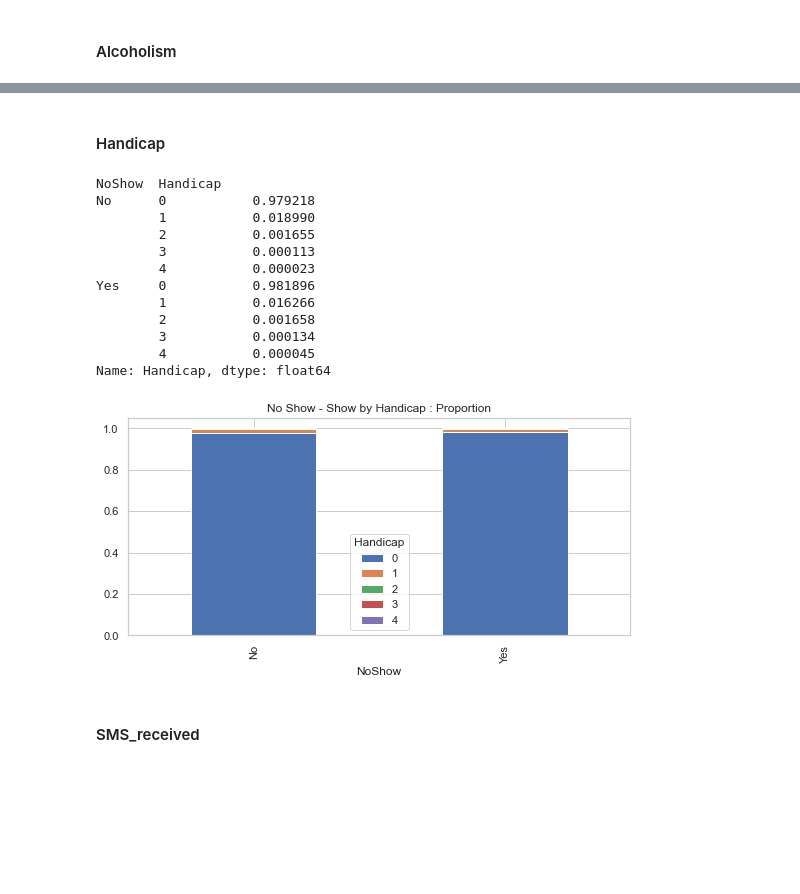
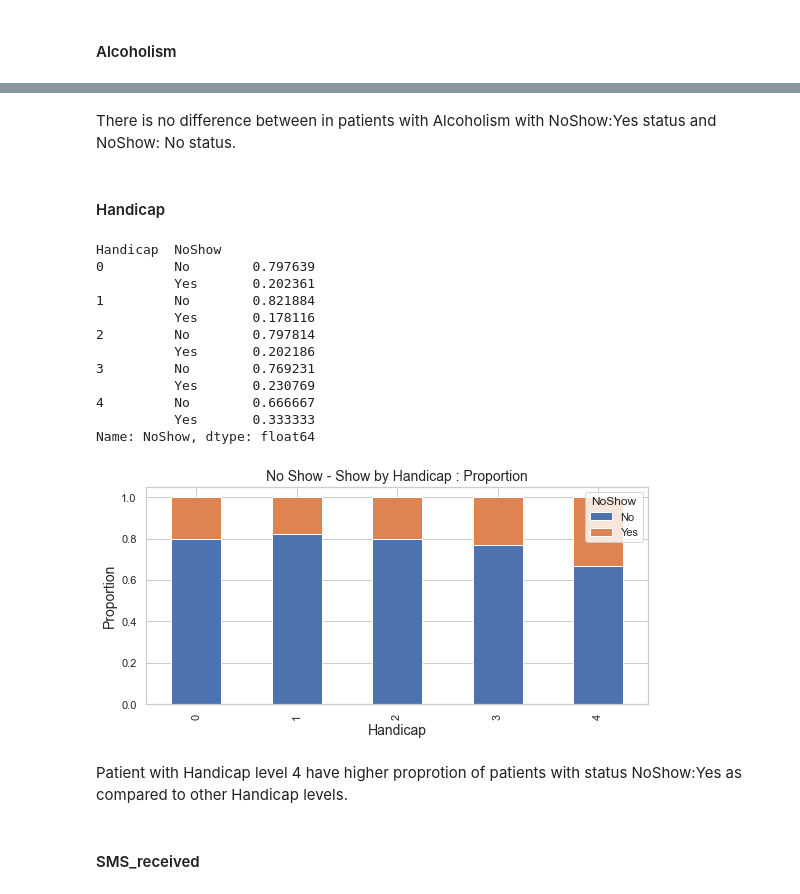
Before and after one commit to mehulzawar92/NoShowAppointment, a Jupyter notebook: investigate-a-dataset (No show Appointment).ipynb, the cells around one changed output, grey strips where cells are left out. Drawn from its saved outputs; the diff is of its cells as text; code cells hidden in the pictures; blank space fills up the shorter version.

```diff
--- a/investigate-a-dataset (No show Appointment).ipynb
+++ b/investigate-a-dataset (No show Appointment).ipynb
@@ -663,26 +681,32 @@ Name: Alcoholism, dtype: float64
+# %% [markdown]
+There is no difference between in patients with Alcoholism with NoShow:Yes status and NoShow: No status.
 # %% [markdown]
 #### Handicap
 # %%
-a = df.groupby('NoShow')['Handicap'].value_counts(normalize = True)
+a = df.groupby('Handicap')['NoShow'].value_counts(normalize = True)
 print(a)
 fig, ax = plt.subplots()
-c = pd.crosstab(df['NoShow'],df['Handicap'])
+c = pd.crosstab(df['Handicap'],df['NoShow'])
 c.div(c.sum(1).astype(float), axis=0).plot(kind="bar", stacked=True, figsize=(9,4),  ax = ax)
-plt.title('No Show - Show by Handicap : Proportion');
+plt.title('No Show - Show by Handicap : Proportion', fontsize = 14)
+plt.xlabel('Handicap', fontsize = 14)
+plt.ylabel('Proportion', fontsize = 14);
 # %% [output]
-NoShow  Handicap
-No      0           0.979218
-        1           0.018990
-        2           0.001655
-        3           0.000113
-        4           0.000023
-Yes     0           0.981896
-        1           0.016266
-        2           0.001658
-        3           0.000134
-        4           0.000045
-Name: Handicap, dtype: float64
+Handicap  NoShow
+0         No        0.797639
+          Yes       0.202361
+1         No        0.821884
+          Yes       0.178116
+2         No        0.797814
+          Yes       0.202186
+3         No        0.769231
+          Yes       0.230769
+4         No        0.666667
+          Yes       0.333333
+Name: NoShow, dtype: float64
-[figure, old version]
+[figure, new version]
+# %% [markdown]
+Patient with Handicap level 4 have higher proprotion of patients with status NoShow:Yes as compared to other Handicap levels.
 # %% [markdown]
 #### SMS_received
 # %%
```
Also changed, not shown: parts of 18 cells of this notebook.
